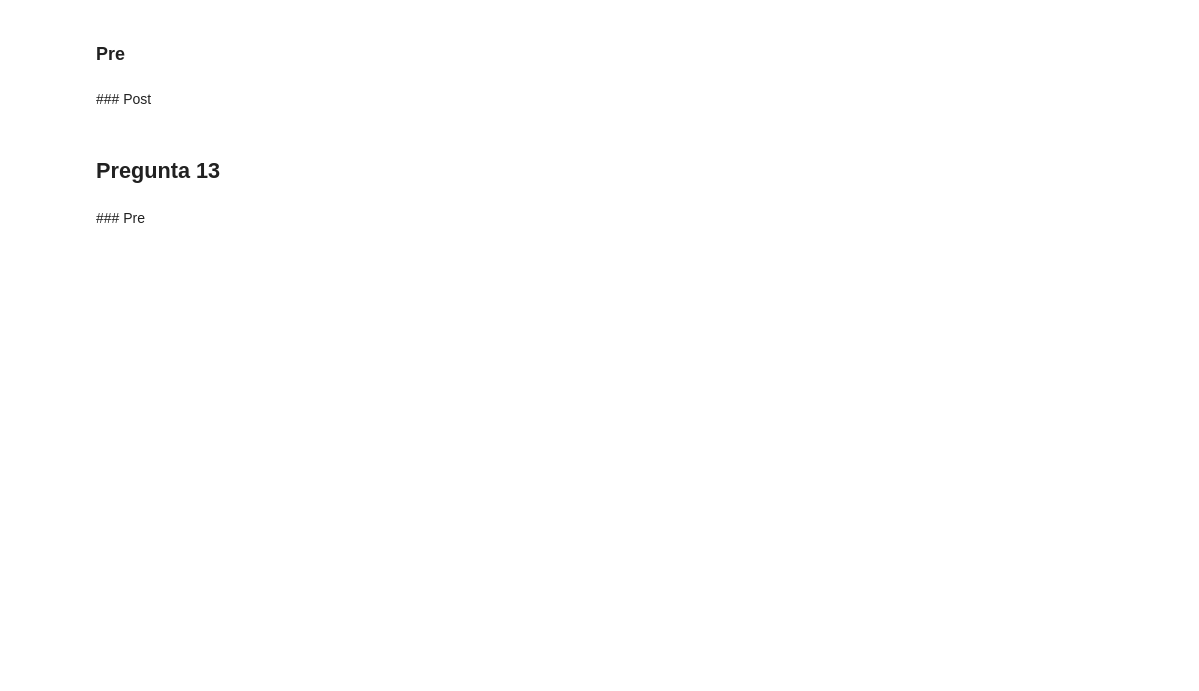
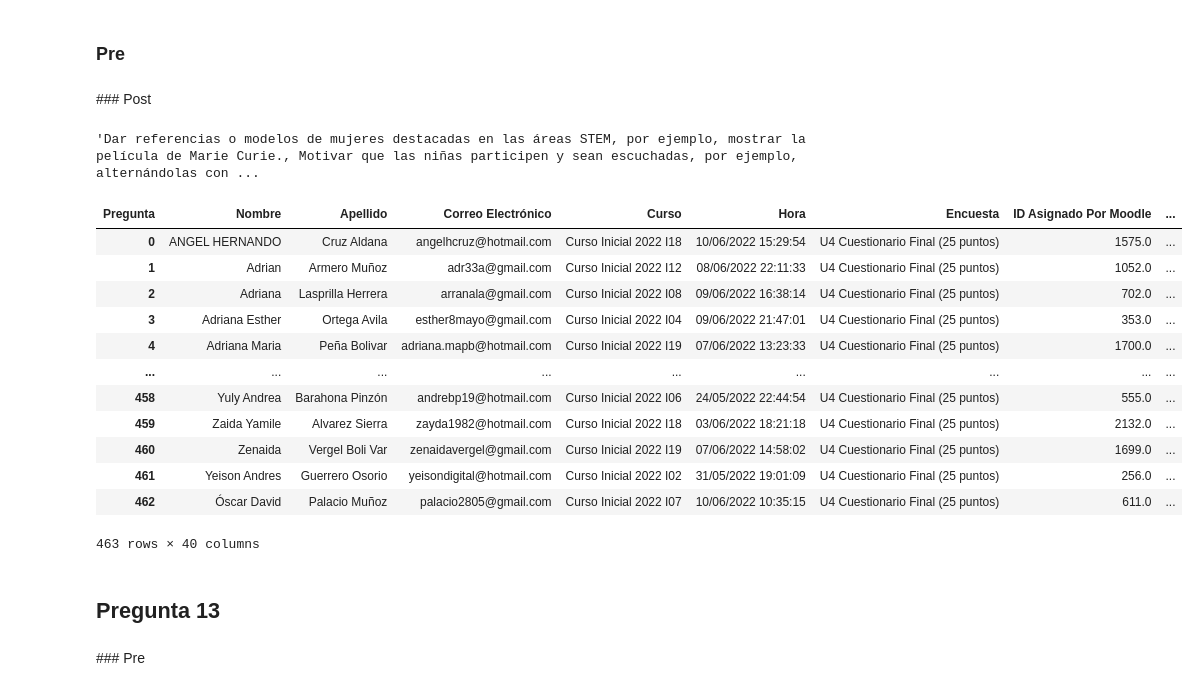
Before and after one commit to Grupo-Informatica-Educativa/CFK2022, a Jupyter notebook: utils/cleaners/Formacion/Limpieza.ipynb, the cells around one changed output. Drawn from its saved outputs; the diff is of its cells as text; code cells hidden in the pictures; blank space fills up the shorter version.

```diff
--- a/utils/cleaners/Formacion/Limpieza.ipynb
+++ b/utils/cleaners/Formacion/Limpieza.ipynb
@@ -263,3 +263,23 @@ divide_question_YES_NO(12, col, opciones, df_post)
+# %%
+df_post['12. Estrategias en clase'].unique()[3]
+# %% [output]
+'Dar referencias o modelos de mujeres destacadas en las áreas STEM, por ejemplo, mostrar la película de Marie Curie., Motivar que las niñas participen y sean escuchadas, por ejemplo, alternándolas con ...
+# %%
+df_post
+# %% [output]
+| Pregunta | Nombre | Apellido | Correo Electrónico | Curso | Hora | Encuesta | ID Asignado Por Moodle | ... |
+| 0 | ANGEL HERNANDO | Cruz Aldana | angelhcruz@hotmail.com | Curso Inicial 2022 I18 | 10/06/2022 15:29:54 | U4 Cuestionario Final (25 puntos) | 1575.0 | ... |
+| 1 | Adrian | Armero Muñoz | adr33a@gmail.com | Curso Inicial 2022 I12 | 08/06/2022 22:11:33 | U4 Cuestionario Final (25 puntos) | 1052.0 | ... |
+| 2 | Adriana | Lasprilla Herrera | arranala@gmail.com | Curso Inicial 2022 I08 | 09/06/2022 16:38:14 | U4 Cuestionario Final (25 puntos) | 702.0 | ... |
+| 3 | Adriana Esther | Ortega Avila | esther8mayo@gmail.com | Curso Inicial 2022 I04 | 09/06/2022 21:47:01 | U4 Cuestionario Final (25 puntos) | 353.0 | ... |
+| 4 | Adriana Maria | Peña Bolivar | adriana.mapb@hotmail.com | Curso Inicial 2022 I19 | 07/06/2022 13:23:33 | U4 Cuestionario Final (25 puntos) | 1700.0 | ... |
+| ... | ... | ... | ... | ... | ... | ... | ... | ... |
+| 458 | Yuly Andrea | Barahona Pinzón | andrebp19@hotmail.com | Curso Inicial 2022 I06 | 24/05/2022 22:44:54 | U4 Cuestionario Final (25 puntos) | 555.0 | ... |
+| 459 | Zaida Yamile | Alvarez Sierra | zayda1982@hotmail.com | Curso Inicial 2022 I18 | 03/06/2022 18:21:18 | U4 Cuestionario Final (25 puntos) | 2132.0 | ... |
+| 460 | Zenaida | Vergel Boli Var | zenaidavergel@gmail.com | Curso Inicial 2022 I19 | 07/06/2022 14:58:02 | U4 Cuestionario Final (25 puntos) | 1699.0 | ... |
+| 461 | Yeison Andres | Guerrero Osorio | yeisondigital@hotmail.com | Curso Inicial 2022 I02 | 31/05/2022 19:01:09 | U4 Cuestionario Final (25 puntos) | 256.0 | ... |
+| 462 | Óscar David | Palacio Muñoz | palacio2805@gmail.com | Curso Inicial 2022 I07 | 10/06/2022 10:35:15 | U4 Cuestionario Final (25 puntos) | 611.0 | ... |
+463 rows × 40 columns
 # %% [markdown]
 ## Pregunta 13
 # %%
```
Also changed, not shown: parts of 3 cells of this notebook, 13 other files.
